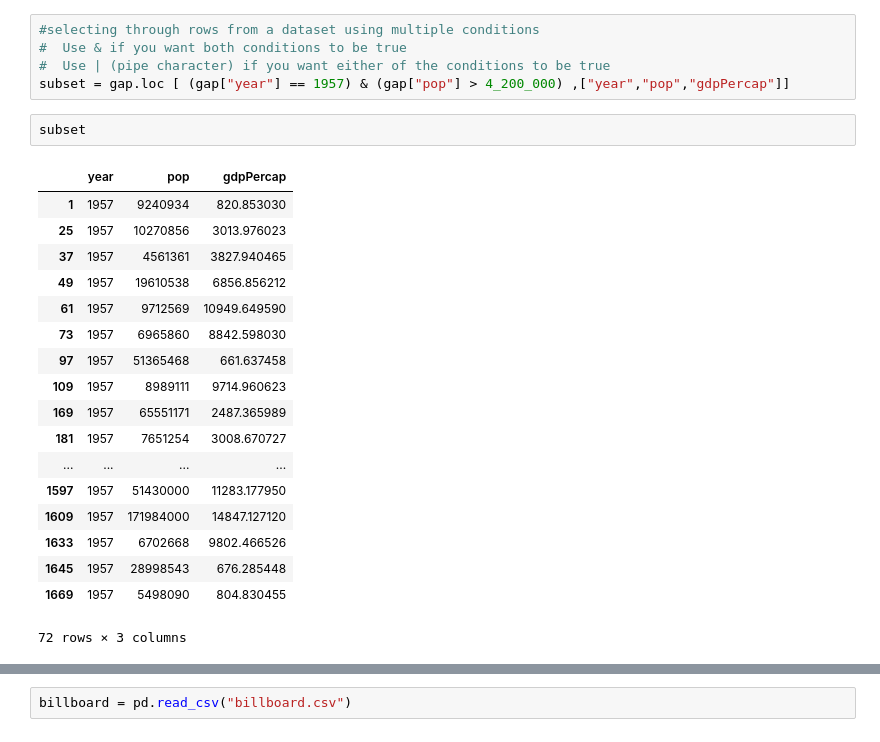
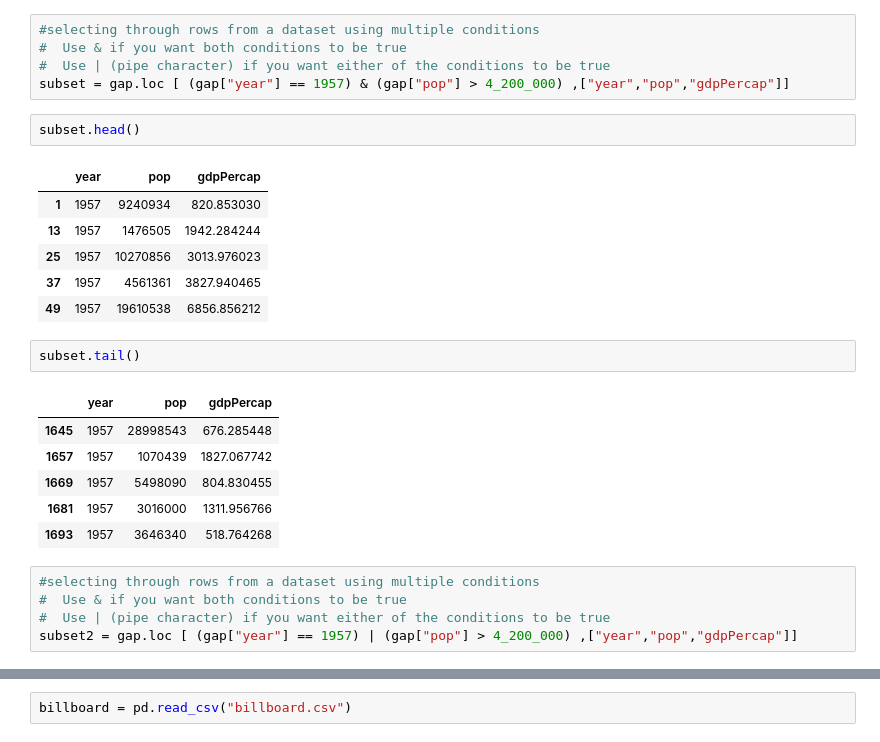
Before and after one commit to yusuf-uthman/data-wrangling-using-pandas, a Jupyter notebook: data_clean.ipynb, the cells around one changed output, grey strips where cells are left out. Drawn from its saved outputs; the diff is of its cells as text.

```diff
--- a/data_clean.ipynb
+++ b/data_clean.ipynb
@@ -181,23 +181,25 @@ TypeError: 'Series' object is not callable
 #  Use | (pipe character) if you want either of the conditions to be true
 subset = gap.loc [ (gap["year"] == 1957) & (gap["pop"] > 4_200_000) ,["year","pop","gdpPercap"]]
 # %%
-subset
+subset.head()
 # %% [output]
 |  | year | pop | gdpPercap |
 | 1 | 1957 | 9240934 | 820.853030 |
+| 13 | 1957 | 1476505 | 1942.284244 |
 | 25 | 1957 | 10270856 | 3013.976023 |
 | 37 | 1957 | 4561361 | 3827.940465 |
 | 49 | 1957 | 19610538 | 6856.856212 |
-| 61 | 1957 | 9712569 | 10949.649590 |
-| 73 | 1957 | 6965860 | 8842.598030 |
-| 97 | 1957 | 51365468 | 661.637458 |
-| 109 | 1957 | 8989111 | 9714.960623 |
-| 169 | 1957 | 65551171 | 2487.365989 |
-| 181 | 1957 | 7651254 | 3008.670727 |
-| ... | ... | ... | ... |
-| 1597 | 1957 | 51430000 | 11283.177950 |
-| 1609 | 1957 | 171984000 | 14847.127120 |
-| 1633 | 1957 | 6702668 | 9802.466526 |
-| 1645 | 1957 | 28998543 | 676.285448 |
-| 1669 | 1957 | 5498090 | 804.830455 |
-72 rows × 3 columns
+# %%
+subset.tail()
+# %% [output]
+|  | year | pop | gdpPercap |
+| 1645 | 1957 | 28998543 | 676.285448 |
+| 1657 | 1957 | 1070439 | 1827.067742 |
+| 1669 | 1957 | 5498090 | 804.830455 |
+| 1681 | 1957 | 3016000 | 1311.956766 |
+| 1693 | 1957 | 3646340 | 518.764268 |
+# %%
+#selecting through rows from a dataset using multiple conditions
+#  Use & if you want both conditions to be true
+#  Use | (pipe character) if you want either of the conditions to be true
+subset2 = gap.loc [ (gap["year"] == 1957) | (gap["pop"] > 4_200_000) ,["year","pop","gdpPercap"]]
```
Also changed, not shown: parts of 12 cells of this notebook.
